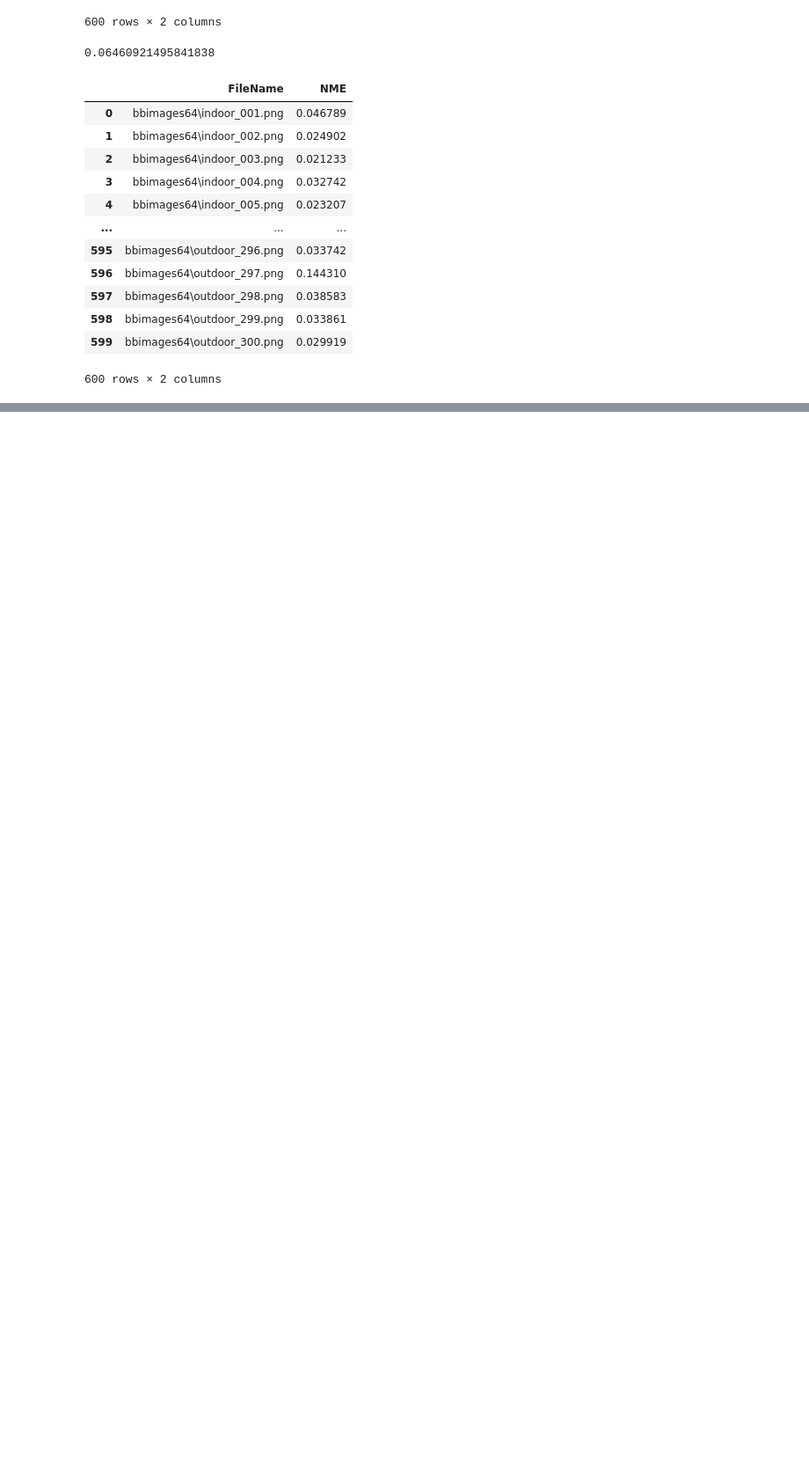
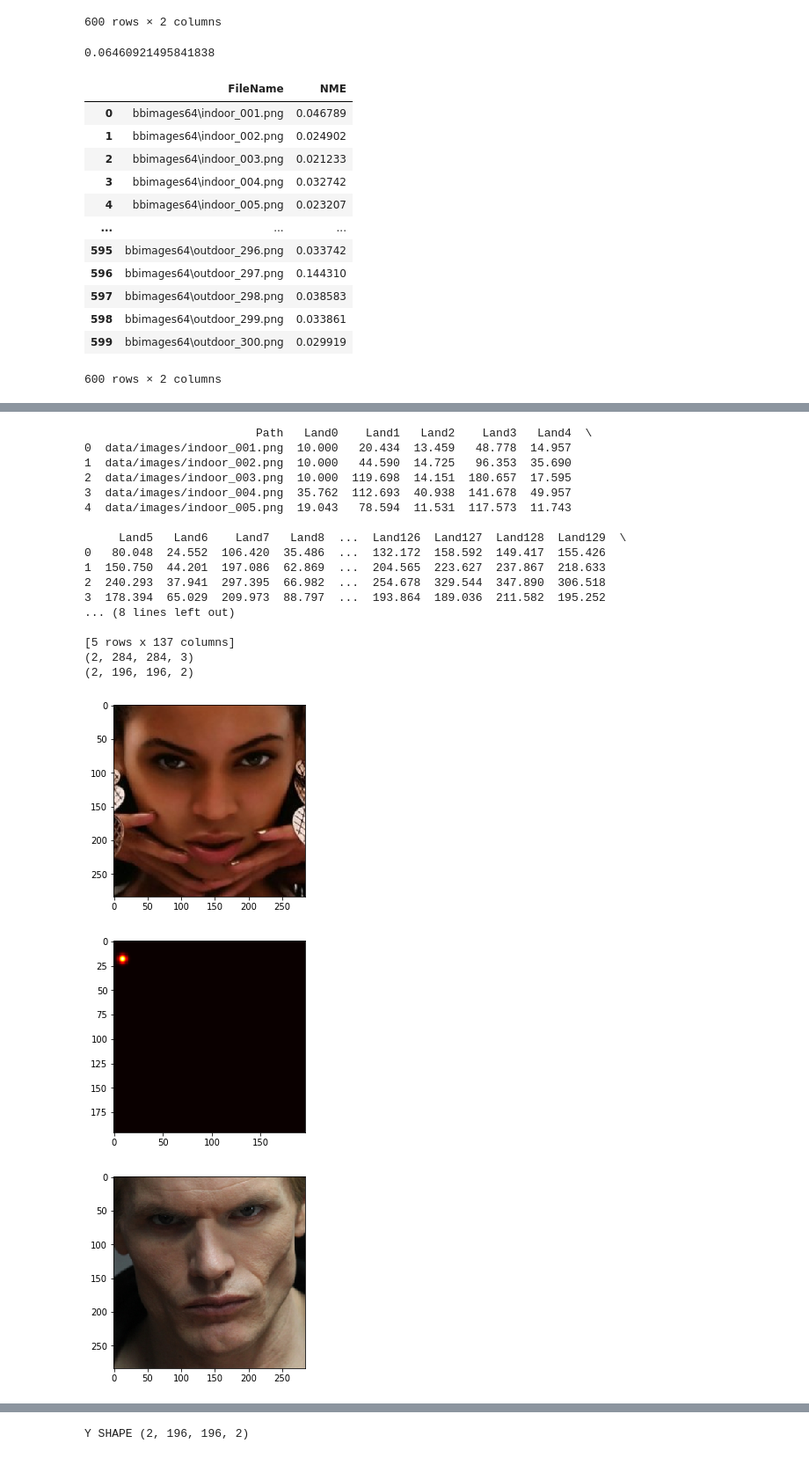
Before and after one commit to wzwart/MLP_Project, a Jupyter notebook: base_line_tests/dataset_modifications.ipynb, the cells around one changed output, grey strips where cells are left out. Shown at 88% size. Cells and saved outputs as stored; diff of their text form; code cells hidden in the pictures; blank space fills up the shorter version.

```diff
--- a/base_line_tests/dataset_modifications.ipynb
+++ b/base_line_tests/dataset_modifications.ipynb
@@ -422,0 +481,17 @@ array([[8.02694235e-08, 7.22562324e-06, 2.39279779e-04, ...,
+# %%
+def resizeInput(image_file, landmarks, width, height):
+
+    ori_image = cv2.imread(image_file)
+    height_im, width_im, channels = ori_image.shape
+    # resize image
+    dim = (width, height)
+    resized = cv2.resize(ori_image, dim, interpolation = cv2.INTER_AREA)
+
+    #Modify landmark values
+
+    landmarks = landmarks.astype('float').reshape((int(landmarks.shape[0]/2),2))
+    ratio = np.array([(width_im/width),(height_im/height)])
+    landmarks = landmarks / ratio
+    landmarks = np.around(landmarks, decimals=3)
+
+    return resized, landmarks
@@ -422,0 +555,23 @@ array([[8.02694235e-08, 7.22562324e-06, 2.39279779e-04, ...,
+# %%
+create_dataset("data/300W.csv", 284, 284, 196, 196, 2, max_size= 2)
+# %% [output]
+                         Path   Land0    Land1   Land2    Land3   Land4  \
+0  data/images/indoor_001.png  10.000   20.434  13.459   48.778  14.957
+1  data/images/indoor_002.png  10.000   44.590  14.725   96.353  35.690
+2  data/images/indoor_003.png  10.000  119.698  14.151  180.657  17.595
+3  data/images/indoor_004.png  35.762  112.693  40.938  141.678  49.957
+4  data/images/indoor_005.png  19.043   78.594  11.531  117.573  11.743
+
+     Land5   Land6    Land7   Land8  ...  Land126  Land127  Land128  Land129  \
+0   80.048  24.552  106.420  35.486  ...  132.172  158.592  149.417  155.426
+1  150.750  44.201  197.086  62.869  ...  204.565  223.627  237.867  218.633
+2  240.293  37.941  297.395  66.982  ...  254.678  329.544  347.890  306.518
+3  178.394  65.029  209.973  88.797  ...  193.864  189.036  211.582  195.252
+... (8 lines left out)
+
+[5 rows x 137 columns]
+(2, 284, 284, 3)
+(2, 196, 196, 2)
+[figure, added]
+[figure, added]
+[figure, added]
@@ -422,0 +579 @@ array([[8.02694235e-08, 7.22562324e-06, 2.39279779e-04, ...,
+Y SHAPE (2, 196, 196, 2)
```
Also changed, not shown: parts of 15 cells of this notebook, 3 other files.
